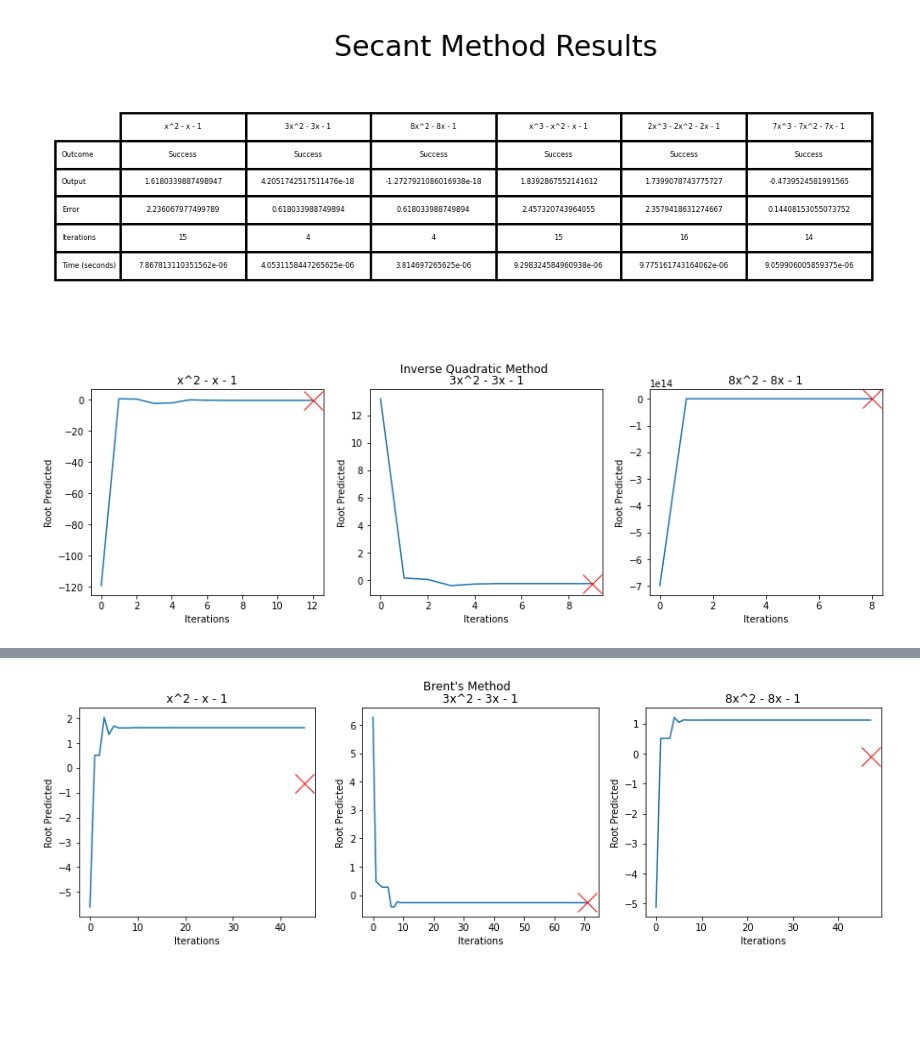
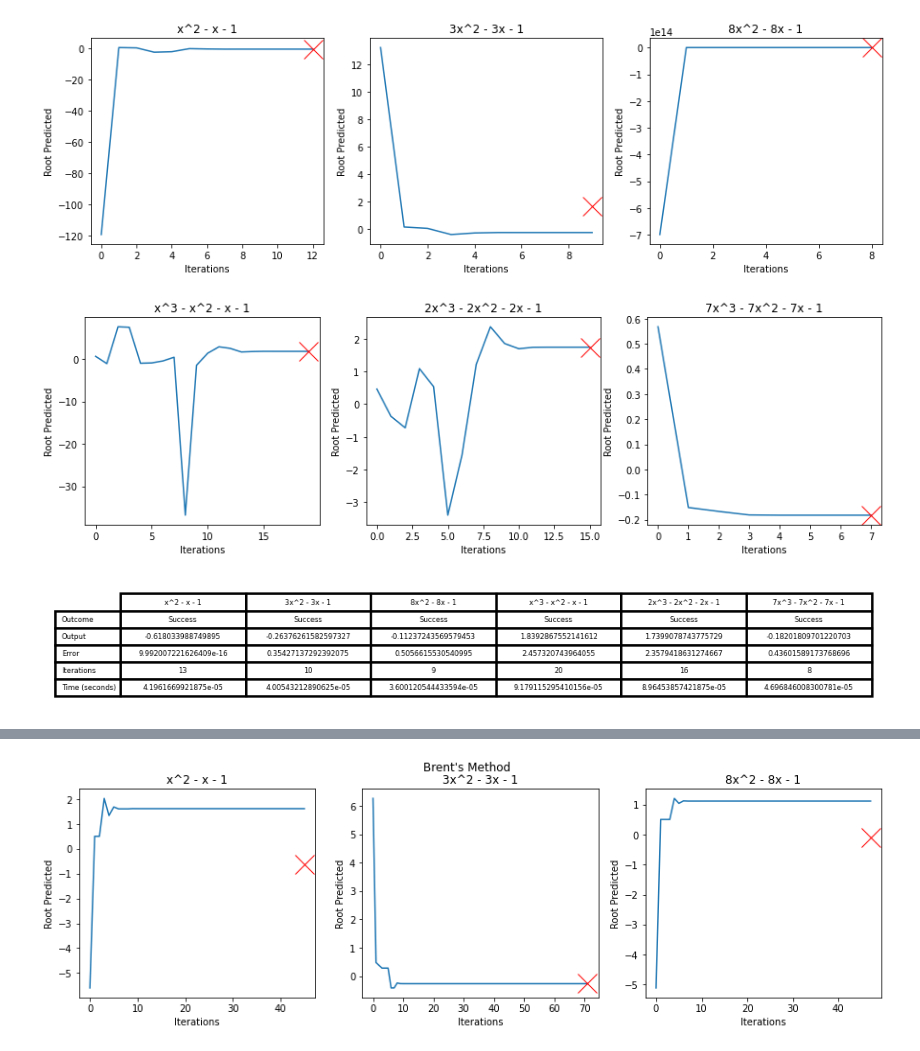
Before and after one commit to AshKhanNY/CS_301, a Jupyter notebook: Final Project/Shameem_Azwad.ipynb, the cells around one changed output, grey strips where cells are left out. Drawn from its saved outputs; the diff is of its cells as text; code cells hidden in the pictures; blank space fills up the shorter version.

```diff
--- a/Final Project/Shameem_Azwad.ipynb
+++ b/Final Project/Shameem_Azwad.ipynb
@@ -7,4 +8,9 @@ import matplotlib.pyplot as plt
 max_iterations = 1000
 tol = 1e-15
 equations = ["x^2 - x - 1", "3x^2 - 3x - 1", "8x^2 - 8x - 1", "x^3 - x^2 - x - 1", "2x^3 - 2x^2 - 2x - 1", "7x^3 - 7x^2 - 7x - 1"]
-solutions = [-0.618033988749894, -0.263762615825973, -0.112372435695794, 1.839286755214161, 1.739907874377572, -0.473952458199156, -0.182018097012207, 1.655970555211363]
+solutions = [-0.618033988749894, 1.618033988749894,
+             -0.263762615825973, 1.263762615825973,
+             -0.112372435695794, 1.112372435695794,
+             1.839286755214161, None, None,
+             1.739907874377572, None, None,
+             -0.473952458199156, -0.182018097012207, 1.655970555211363]
@@ -170,17 +229,3 @@ plt.show()
-# %%
-# Secant Method Table
-fig, ax = plt.subplots(dpi=200, figsize = (6,2))
-fig.patch.set_visible(False)
-ax.axis('off')
-ax.axis('tight')
-ax.set_title("Secant Method Results")
-df = pd.DataFrame({equations[0] : results[0:5], equations[1] : results[5: 10], equations[2] : results[10 : 15],
-                   equations[3] : results[15 : 20], equations[4] : results[20:25], equations[5] : results[25:30]})
-ax.table(cellText=df.values, rowLabels=["Outcome", "Output", "Error", "Iterations", "Time (seconds)"], colLabels=df.columns, cellLoc='center', loc='center')
-fig.tight_layout()
-plt.show()
-# %% [output]
-[figure, removed]
 # %%
 # Inverse Quadratic - Similar to the Secant Method / A derivation from the Secant Method
 def inverse_quadratic(f, x0, x1, x2, tolerance, max_iter):
@@ -202,11 +247,30 @@ def inverse_quadratic(f, x0, x1, x2, tolerance, max_iter):
 # %%
 # Testing Inverse Quadratics Method With 2nd Degree Polynomials
 results = []
 fig, ax = plt.subplots(1, 3, figsize=(15,4))
-fig.suptitle("Inverse Quadratic Method")
 record_results(inverse_quadratic, lambda x:x**2-x-1, -5.6, .6, 6.61, tol, max_iterations, results, ax[0], equations[0], solutions[0])
 record_results(inverse_quadratic, lambda x:3*x**2-3*x-1, -5.3, .26, 6.26, tol, max_iterations, results, ax[1], equations[1], solutions[1])
 record_results(inverse_quadratic, lambda x:8*x**2-8*x-1, -5.11, .11, 6.11, tol, max_iterations, results, ax[2], equations[2], solutions[2])
 plt.show()
+
+# Testing Inverse Quadratic Method With 3nd Degree Polynomials
+fig, ax = plt.subplots(1, 3, figsize=(15,4)) # my screen may be too big
+record_results(inverse_quadratic, lambda x:x**3-x**2-x-1, -5.61, .61, 6.61, tol, max_iterations, results, ax[0], equations[3], solutions[6])
+record_results(inverse_quadratic, lambda x:2*x**3-2*x**2-2*x-1, -5.56, .43, 6.31, tol, max_iterations, results, ax[1], equations[4], solutions[9])
+record_results(inverse_quadratic, lambda x:7*x**3-7*x**2-7*x-1, -5.41, .54, 5.69, tol, max_iterations, results, ax[2], equations[5], solutions[13])
+plt.show()
+
+# Inverse Quadratic Method Table
+fig, ax = plt.subplots(dpi=200, figsize = (6,1))
+fig.patch.set_visible(False)
+ax.axis('off')
+ax.axis('tight')
+df = pd.DataFrame({equations[0] : results[0:5], equations[1] : results[5: 10], equations[2] : results[10 : 15],
+                   equations[3] : results[15 : 20], equations[4] : results[20:25], equations[5] : results[25:30]})
+ax.table(cellText=df.values, rowLabels=["Outcome", "Output", "Error", "Iterations", "Time (seconds)"], colLabels=df.columns, cellLoc='center', loc='center')
+fig.tight_layout()
+plt.show()
 # %% [output]
-[figure, old version]
+[figure, new version]
+[figure, added]
+[figure, added]
```
Also changed, not shown: parts of 19 cells of this notebook.
